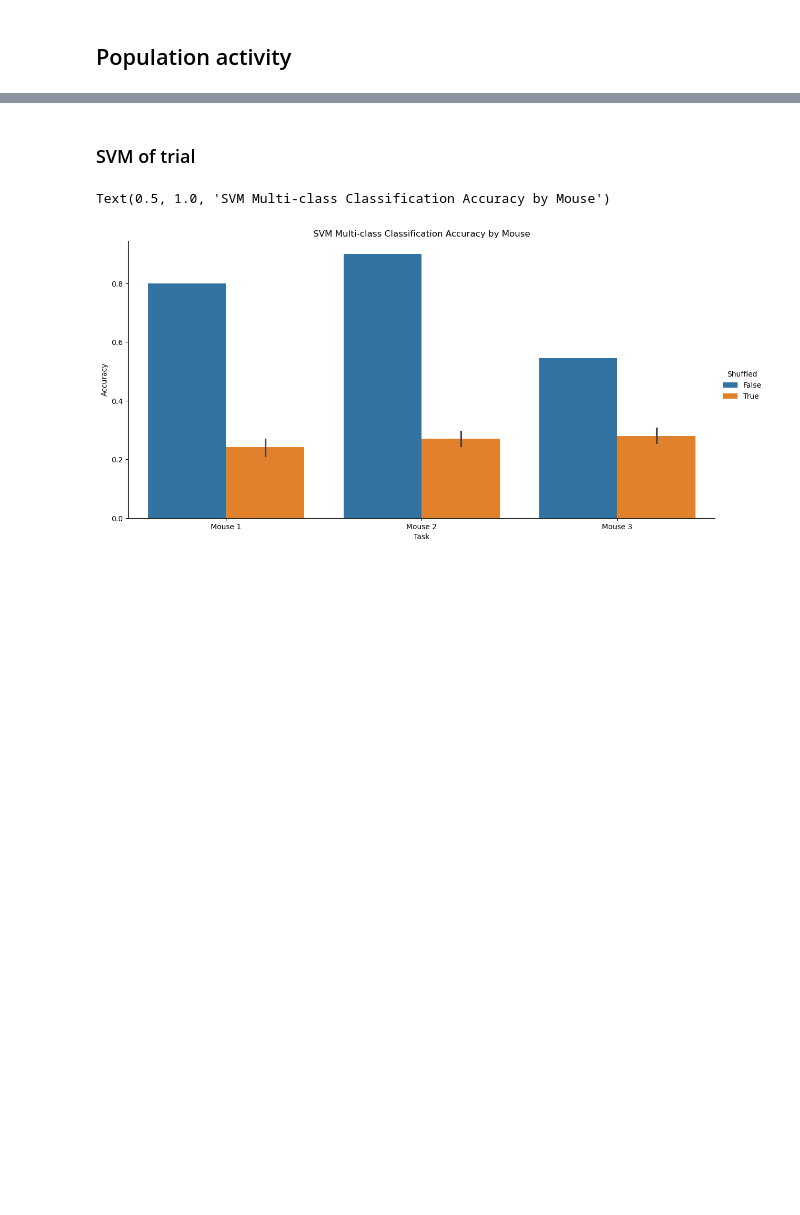
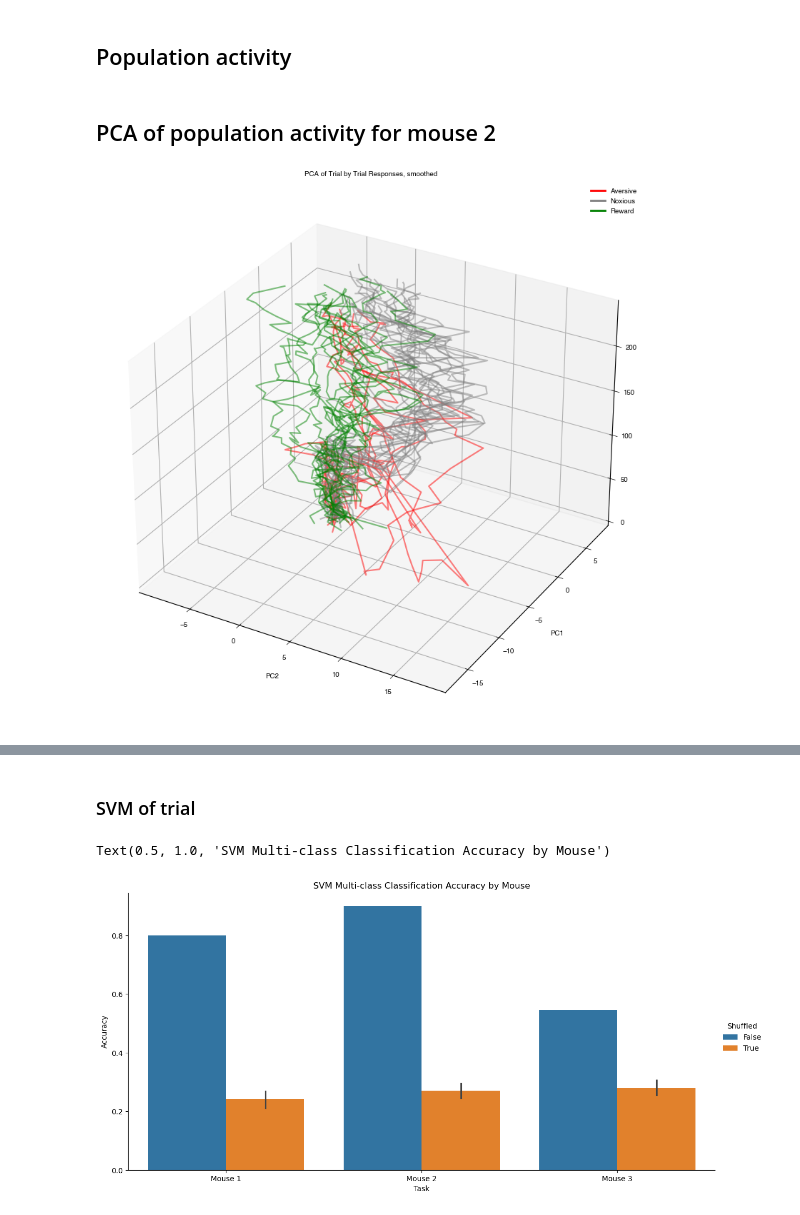
Before and after one commit to juliawang22/noxious-data-analysis, a Jupyter notebook: general_analysis.ipynb, the cells around one changed output, grey strips where cells are left out. Saved outputs shown, nothing was run; the diff lists cells and outputs as text; code cells hidden in the pictures; blank space fills up the shorter version.

Commit message:
add pca of population activity

```diff
--- a/general_analysis.ipynb
+++ b/general_analysis.ipynb
@@ -141,3 +134,5 @@ for mouse_id in np.unique(mouse_ids):
         trial_array.append(per_stim_condition_array)
     trial_array = np.concatenate(trial_array, axis=0)
     mouse_trial_arrays[mouse_id] = trial_array
+# %% [markdown]
+## PCA of population activity for mouse 2
@@ -143,0 +147,31 @@ for mouse_id in np.unique(mouse_ids):
+# %%
+smoothing_window = 5
+trial_array = mouse_trial_arrays[1]
+# Now flatten to (trialxtime, cell)
+trial_cell_array = trial_array.reshape(trial_array.shape[0] * trial_array.shape[1], trial_array.shape[2])
+# Perform PCA on the trial-cell array
+pca_trial = PCA(n_components=2)
+pca_trial_result = pca_trial.fit_transform(trial_cell_array)
+# Reshape the trial-cell array to (trial, time, pcs)
+pca_trial_result = pca_trial_result.reshape(-1, trial_array.shape[1], pca_trial_result.shape[1])
+# Plot the PCA result for trial-cell array
+fig = plt.figure(figsize=(10, 8))
+ax = fig.add_subplot(111, projection='3d')
+# Color mapping based on which stim condition
+color_mapping = {0: 'red', 3: 'grey', 4: 'green'}
+for trial in range(pca_trial_result.shape[0]):
+    if mouse_stim_labels[1][trial] in [0, 3, 4]:
+        trial_result = pca_trial_result[trial, :, :]
+        #smooth the plot by averaging over time window
+        trial_result_smoothed = np.mean(trial_result.reshape(-1, smoothing_window, trial_result.shape[1]), axis=1)
+        ax.plot(trial_result_smoothed[:, 0], trial_result_smoothed[:, 1], zs=np.arange(0, 250, smoothing_window), alpha=0.5, c=color_mapping[mouse_stim_labels[1][trial]])
+ax.legend(handles=[plt.Line2D([0], [0], color='red', lw=2, label='Aversive'),
+                     plt.Line2D([0], [0], color='grey', lw=2, label='Noxious'),
+                        plt.Line2D([0], [0], color='green', lw=2,   label='Reward')])
+ax.set_ylabel('PC1', )
+ax.set_zlabel('Time')
+ax.set_xlabel('PC2')
+plt.title('PCA of Trial by Trial Responses, smoothed')
+plt.tight_layout()
+# %% [output]
+[figure, added]
```
Also changed, not shown: parts of 9 cells of this notebook.
